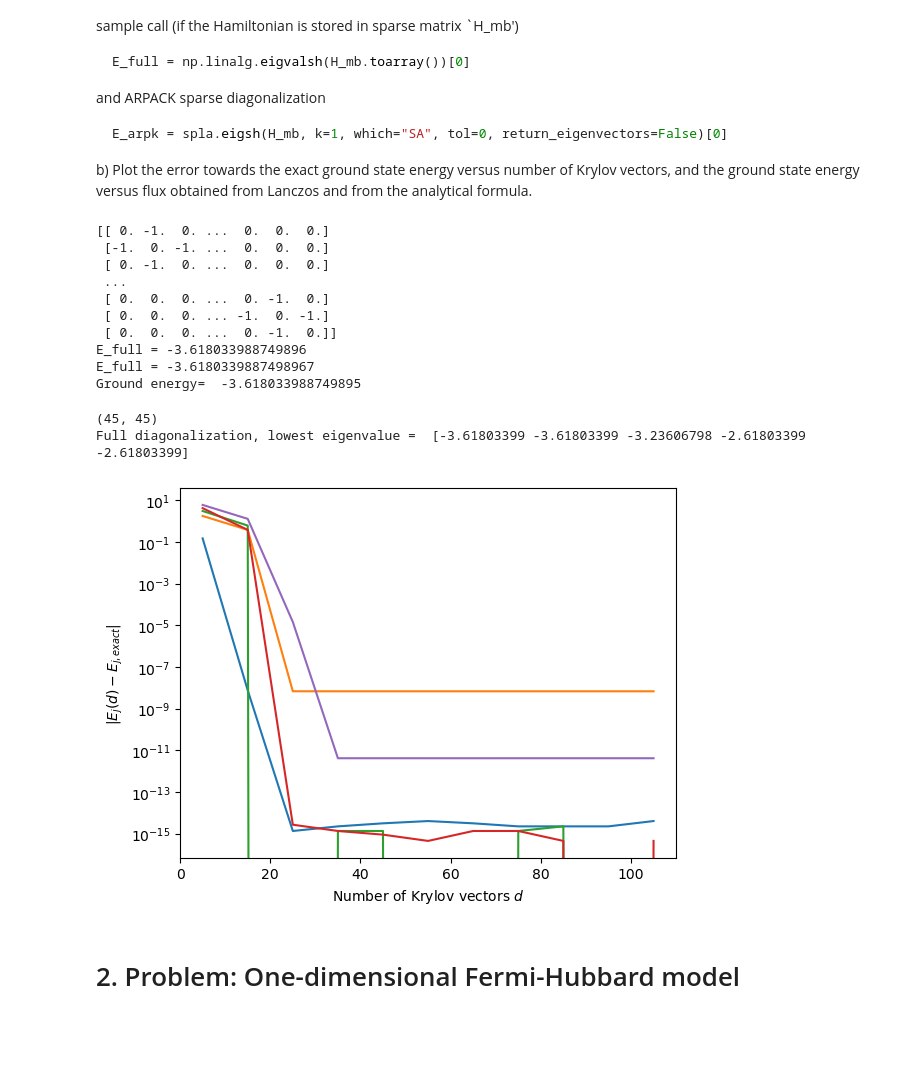
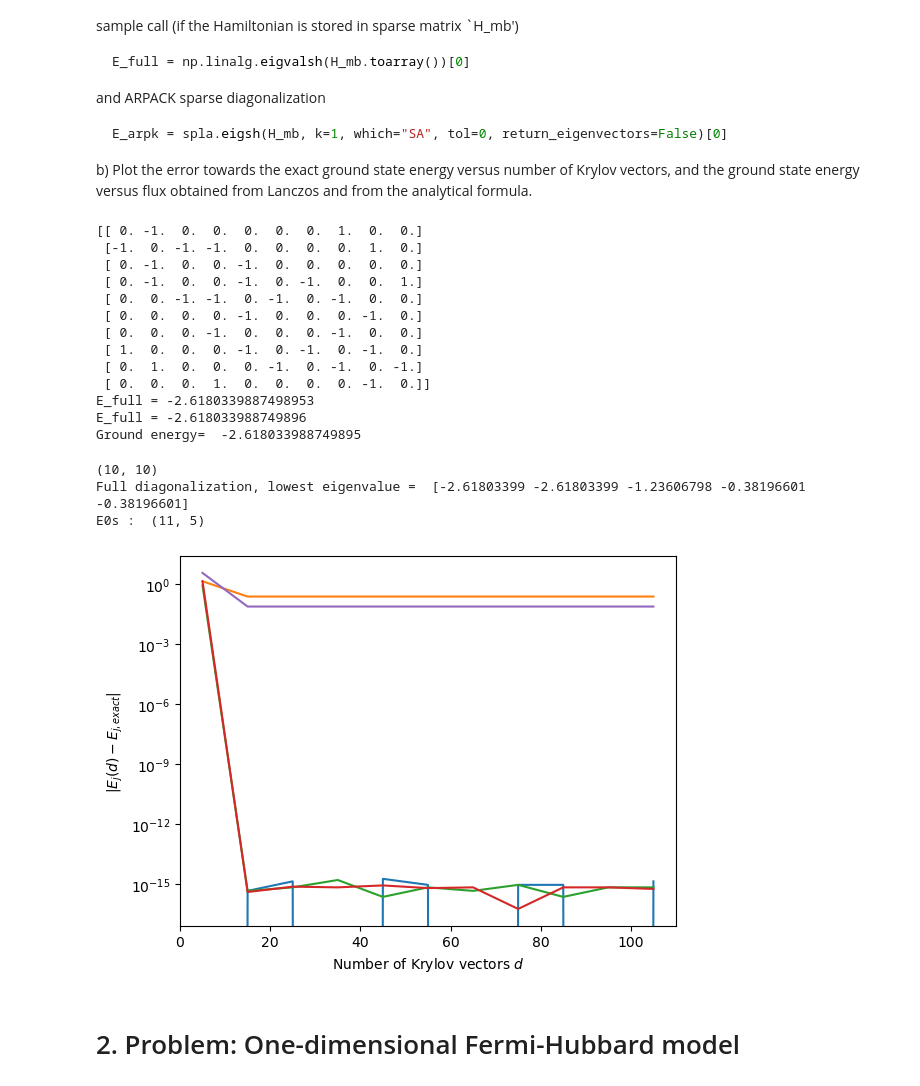
Before and after one commit to Glorieux-Victor/NMQS-TP-Victor-Glorieux, a Jupyter notebook: tp1.ipynb, the cells around one changed output. Drawn from its saved outputs; the diff is of its cells as text; code cells hidden in the pictures; blank space fills up the shorter version.

```diff
--- a/tp1.ipynb
+++ b/tp1.ipynb
@@ -515,7 +517,7 @@ b) Plot the error towards the exact ground state energy versus number of Krylov
 # %%
 # Solution for a) Simple checks
 
-L = 10
+L = 5
 N = 2
 
 H_tot = h_fermion_ring(L, N)
@@ -530,42 +532,47 @@ print('E_full =',E_full[0])
 print('E_full =',E_arpk)
 print('Ground energy= ', free_fermion_E0(L, N, t=1.0))
 # %% [output]
-[[ 0. -1.  0. ...  0.  0.  0.]
- [-1.  0. -1. ...  0.  0.  0.]
- [ 0. -1.  0. ...  0.  0.  0.]
- ...
- [ 0.  0.  0. ...  0. -1.  0.]
- [ 0.  0.  0. ... -1.  0. -1.]
- [ 0.  0.  0. ...  0. -1.  0.]]
-E_full = -3.618033988749896
-E_full = -3.6180339887498967
-Ground energy=  -3.618033988749895
+[[ 0. -1.  0.  0.  0.  0.  0.  1.  0.  0.]
+ [-1.  0. -1. -1.  0.  0.  0.  0.  1.  0.]
+ [ 0. -1.  0.  0. -1.  0.  0.  0.  0.  0.]
+ [ 0. -1.  0.  0. -1.  0. -1.  0.  0.  1.]
+ [ 0.  0. -1. -1.  0. -1.  0. -1.  0.  0.]
+ [ 0.  0.  0.  0. -1.  0.  0.  0. -1.  0.]
+ [ 0.  0.  0. -1.  0.  0.  0. -1.  0.  0.]
+ [ 1.  0.  0.  0. -1.  0. -1.  0. -1.  0.]
+ [ 0.  1.  0.  0.  0. -1.  0. -1.  0. -1.]
+ [ 0.  0.  0.  1.  0.  0.  0.  0. -1.  0.]]
+E_full = -2.6180339887498953
+E_full = -2.618033988749896
+Ground energy=  -2.618033988749895
 # %%
 # Solution for b) Plots
 # --- benchmark: Lanczos vs full ED on the many-body Hamiltonian ------------------
 
 
 sample_H = H
 print(np.shape(sample_H))
-lanczos_data=lanczos( sample_H, 1000, k=1, dtype=np.complex128, seed=1, gs_passes=2  )
+lanczos_data=lanczos( sample_H, 100, k=1, dtype=np.complex128, seed=1, gs_passes=2  )
 
 ds = np.array(range(5,110,10))
 
 firstk=5 # first k eigenvalues will be studied below
 
 E0s= np.array([ritz(lanczos_data,d)[0][:firstk] for d in ds])
 E0eigh= np.linalg.eigh(sample_H)[0][:firstk]
 print("Full diagonalization, lowest eigenvalue = ", E0eigh)
+print('E0s : ',E0s.shape)
 %matplotlib inline
 plt.plot( ds, np.abs(E0s-E0eigh))
 plt.xlabel(r"Number of Krylov vectors $d$")
 plt.ylabel(r"$|E_j(d) - E_{j,exact}|$")
 plt.yscale('log')
 plt.show()
 # %% [output]
-(45, 45)
-Full diagonalization, lowest eigenvalue =  [-3.61803399 -3.61803399 -3.23606798 -2.61803399 -2.61803399]
+(10, 10)
+Full diagonalization, lowest eigenvalue =  [-2.61803399 -2.61803399 -1.23606798 -0.38196601 -0.38196601]
+E0s :  (11, 5)
-[figure, old version]
+[figure, new version]
 # %% [markdown]
 # 2. Problem: One-dimensional Fermi-Hubbard model
 # %% [markdown]
```
Also changed, not shown: parts of 5 cells of this notebook.
